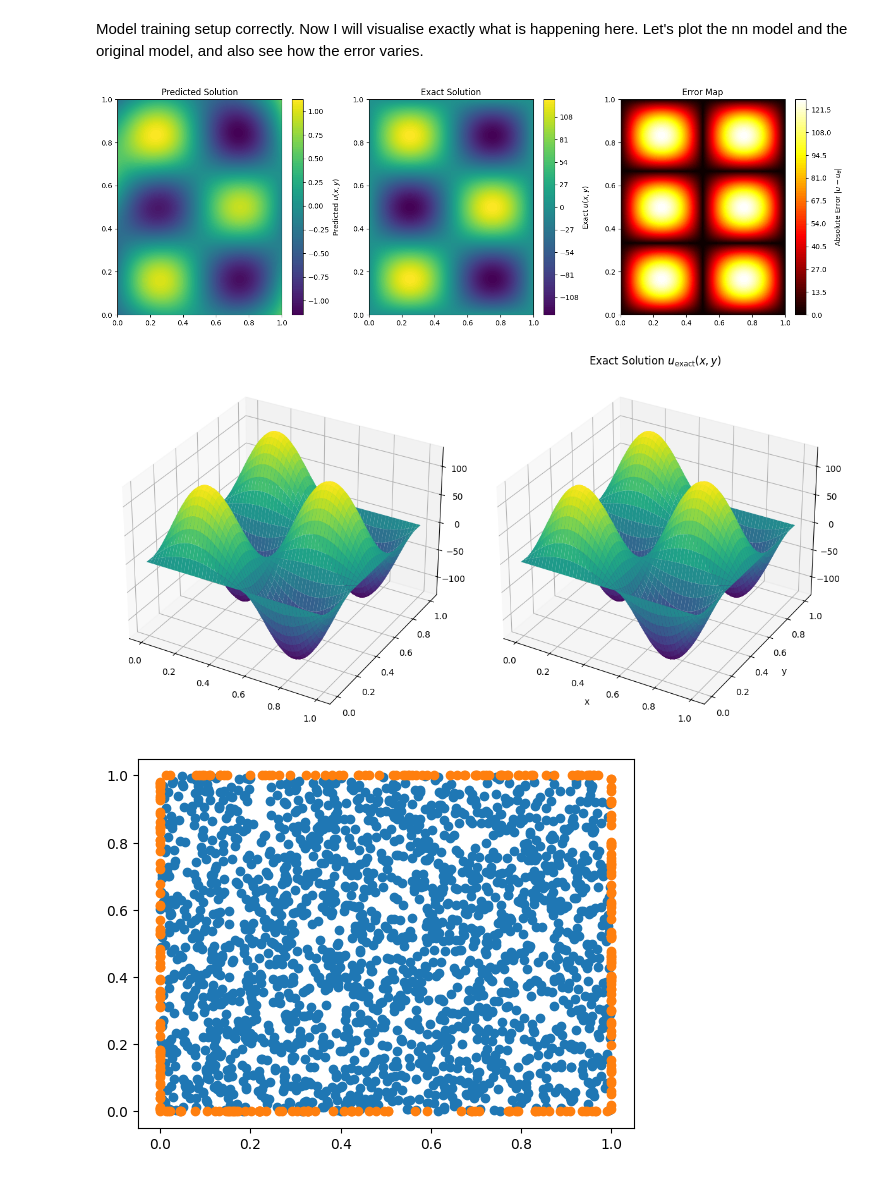
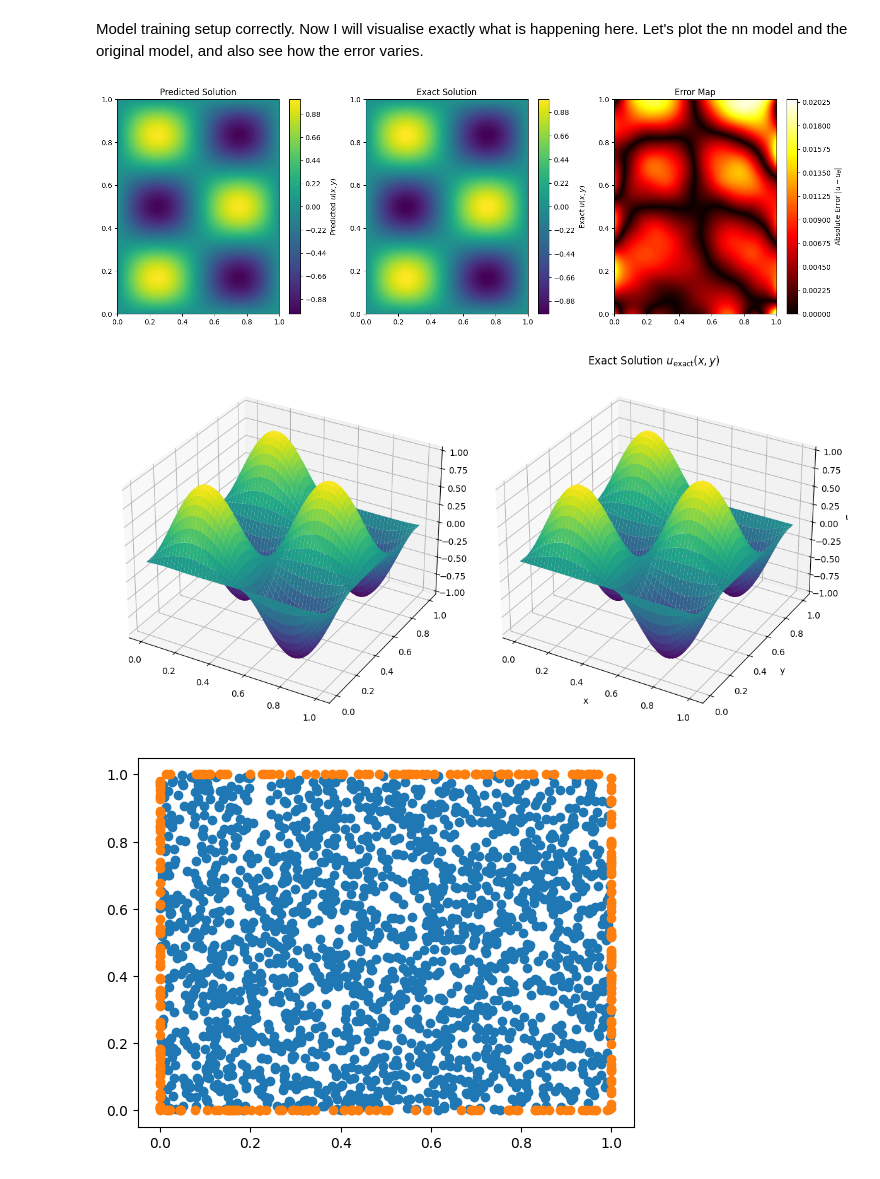
Before and after one commit to intimantripp/NeuralNetworksforPDEs, a Jupyter notebook: 3_pde_solving.ipynb, the cells around one changed output. Drawn from its saved outputs; the diff is of its cells as text; code cells hidden in the pictures.

```diff
--- a/3_pde_solving.ipynb
+++ b/3_pde_solving.ipynb
@@ -25,7 +25,7 @@ The loss function should be of the form:
 $$ \mathcal{L} = \sum_{i \epsilon \Omega} (-\nabla \hat{u}(x_i, y_i) - f(x_i, y_i))^2 + \gamma \sum_{i \epsilon \partial \bar{\Omega}}(\hat{u}(x_i, y_i))^2$$
 # %%
 class PDE_nn(nn.Module):
-    """Construct a class that allows flexible control over the numer of layers and number
+    """Construct a class that allows flexible control over the number of layers and number
        of units per layer"""
     def __init__(self, layers=[2, 20, 20, 20, 1]):
 
@@ -130,7 +130,7 @@ yb = torch.cat([yb_left, yb_right, yb_bottom, yb_top], dim=0)
 model_0 = PDE_nn(layers=[2, 20, 20, 20, 1])
 lr = 0.01 # learning rate
 optimiser = torch.optim.Adam(model_0.parameters(), lr=lr)
-gamma = 1 # Weight to scale importance of boundary function
+gamma = 1000 # Weight to scale importance of boundary function
 
 max_epochs = 5000
 for epoch in range(max_epochs):
@@ -139,7 +139,7 @@ for epoch in range(max_epochs):
      residual = compute_pde_residual(model_0, x_in, y_in, f_fn)
      boundary_loss = boundary_error(model_0, xb, yb)
 
-     total_error = residual + boundary_loss
+     total_error = residual + gamma*boundary_loss
      total_error.backward()
      optimiser.step()
 
@@ -178,7 +178,7 @@ U_pred = U_pred.reshape(N, N)
 
 # Put the true function here again this time using numpy operations
 # Can't be bothered to dither with these pytorch detach() and to_numpy operations
-u_exact = lambda x, y: 13.0 * (np.pi**2) * np.sin(2*np.pi*x) * np.sin(3*np.pi*y)
+u_exact = lambda x, y: np.sin(2*np.pi*x) * np.sin(3*np.pi*y)
 U_exact = u_exact(X, Y)
 
 abs_error = np.abs(U_pred - U_exact)
@@ -189,36 +189,36 @@ plt.subplot(1, 3, 1)
 plt.contourf(X, Y, U_pred, levels=100, cmap="viridis")
 plt.colorbar(label="Predicted $u(x,y)$")
 plt.title("Predicted Solution")
 
 plt.subplot(1, 3, 2)
 plt.contourf(X, Y, U_exact, levels=100, cmap="viridis")
 plt.colorbar(label="Exact $u(x,y)$")
 plt.title("Exact Solution")
 
 plt.subplot(1, 3, 3)
 plt.contourf(X, Y, abs_error, levels=100, cmap="hot")
 plt.colorbar(label="Absolute Error $|u - u_{\\theta}|$")
 plt.title("Error Map")
 
 plt.tight_layout()
 
 fig = plt.figure(figsize=(12, 6))
 
 ax1 = fig.add_subplot(121, projection='3d')
-ax1.plot_surface(X, Y, U_exact, cmap="viridis", edgecolor='none')
+ax1.plot_surface(X, Y, U_pred, cmap="viridis", edgecolor='none')
 ax2 = fig.add_subplot(122, projection='3d')
 ax2.plot_surface(X, Y, U_exact, cmap="viridis", edgecolor='none')
 ax2.set_title("Exact Solution $u_{\mathrm{exact}}(x,y)$")
 ax2.set_xlabel("x")
 ax2.set_ylabel("y")
 ax2.set_zlabel("u")
 
 # Show the plots
 plt.tight_layout()
 plt.show()
 # %% [output]
-[figure, old version]
+[figure, new version]
-[figure, old version]
+[figure, new version]
 # %%
 # Let's visualise where thr training data was
 
```
Also changed, not shown: parts of 3 cells of this notebook, 1 other file.
